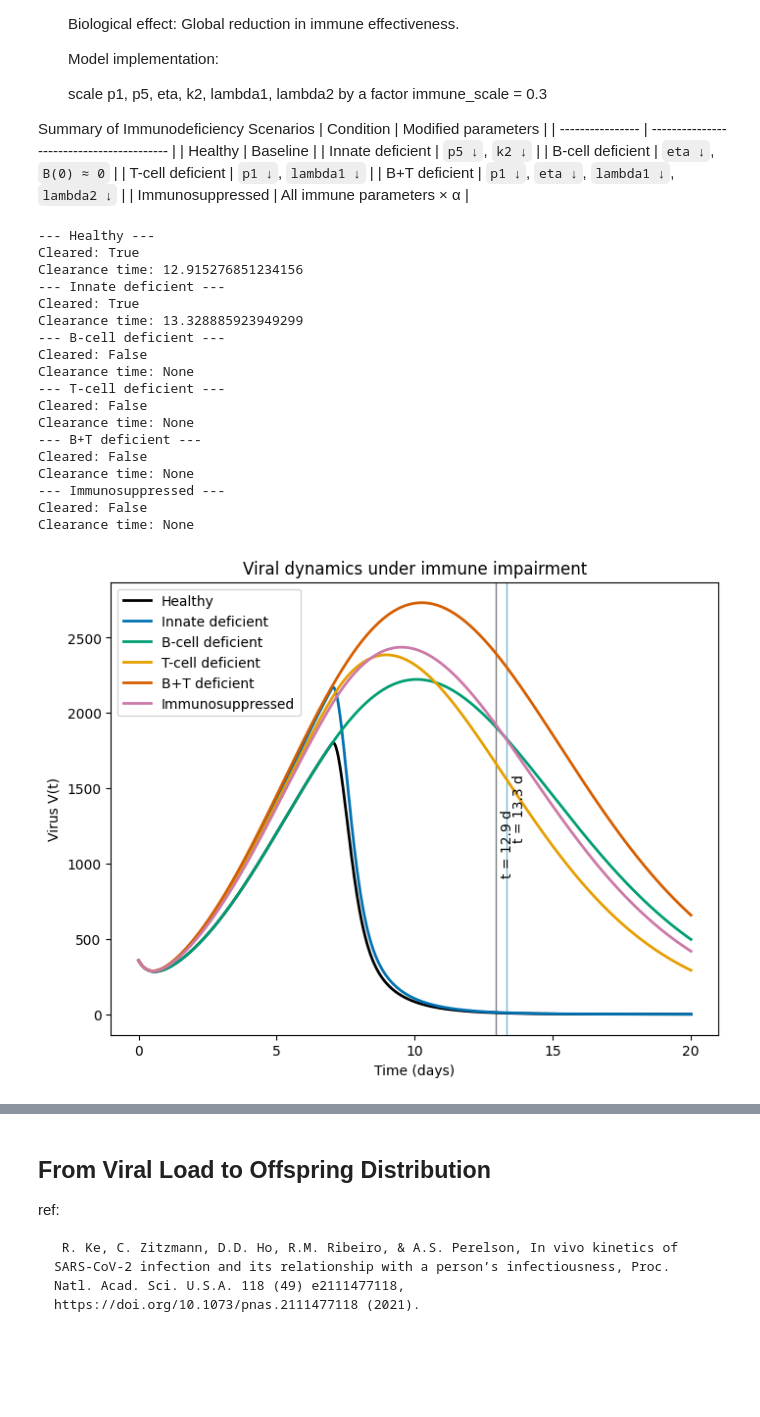
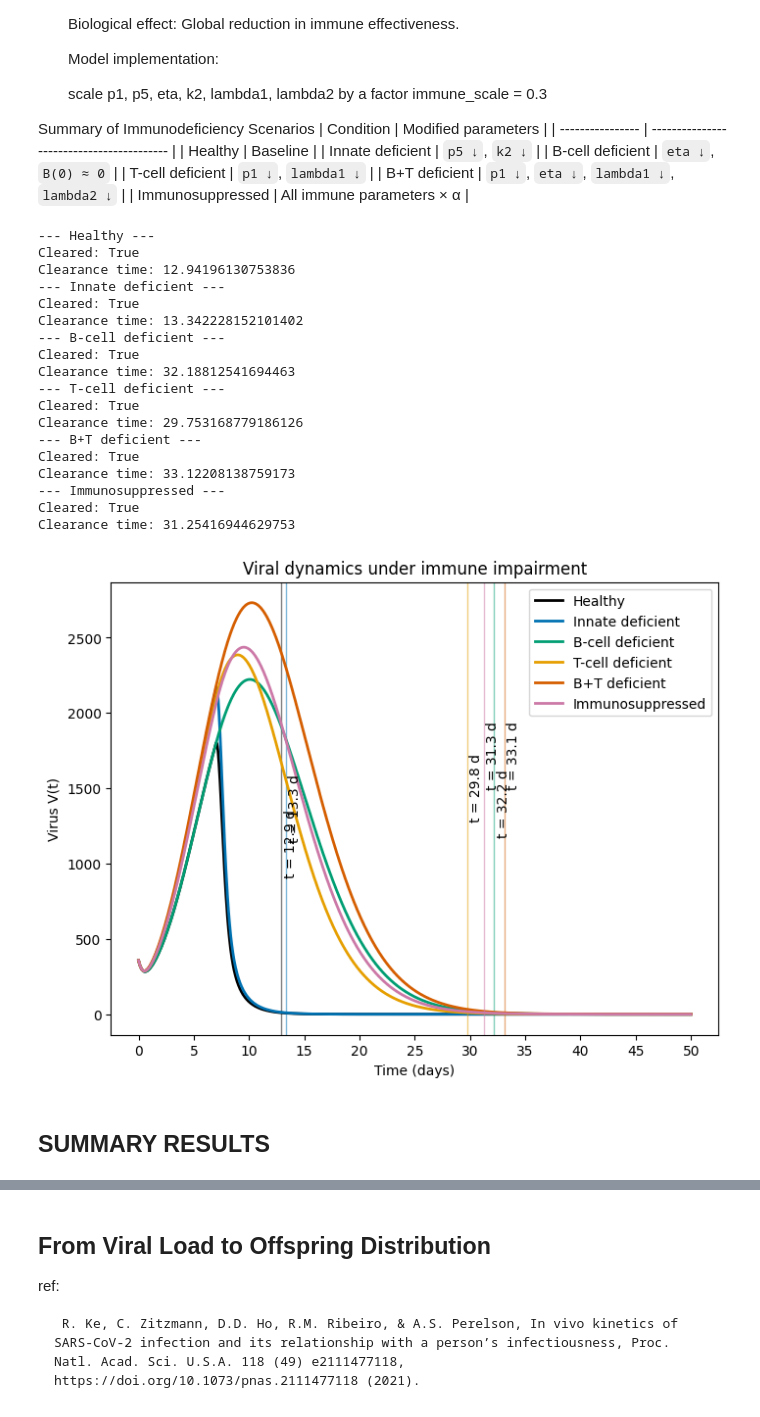
Before and after one commit to angelabortolato/PLDE, a Jupyter notebook: project.ipynb, the cells around one changed output, grey strips where cells are left out. Drawn from its saved outputs; the diff is of its cells as text; code cells hidden in the pictures; blank space fills up the shorter version.

```diff
--- a/project.ipynb
+++ b/project.ipynb
@@ -382,0 +423,3 @@ plt.show()
+# %%
+Rw=params_full[0]*params_full[1]*params_full[11]/(params_full[3]*params_full[4]*params_full[5])
+print(Rw)
@@ -382,0 +485,35 @@ plt.show()
+# %%
+Pi  = 4e3
+mu1 = 0.14
+mu2 = 0.65
+mu3 = 0.9
+k1  = 500.0
+y0 = [4e5, 3e-4, 357]
+Rw_vals = np.linspace(0.2, 2.5, 30)
+V_eq = []
+
+for Rw in Rw_vals:
+    beta = Rw * mu1 * mu2 * mu3 / (Pi * k1)
+
+    params = [Pi, beta, mu1, mu2, mu3, k1]
+
+    sol = solve_ivp(
+        target_cell_model,
+        (0, 500),              # very long integration
+        y0,
+        args=(params,),
+        t_eval=[500],          # only final value
+        rtol=1e-8,
+        atol=1e-10
+    )
+
+    V_eq.append(sol.y[2, -1])
+
+plt.figure(figsize=(7, 5))
+plt.plot(Rw_vals, V_eq, color="red", lw=2)
+plt.xlabel(r"$R_w$")
+plt.ylabel("Viral load at equilibrium")
+plt.title("Forward bifurcation diagram")
+plt.ylim(bottom=0)
+
+plt.show()
@@ -863,6 +999,9 @@ Summary of Immunodeficiency Scenarios
 | B+T deficient    | `p1 ↓`, `eta ↓`, `lambda1 ↓`, `lambda2 ↓` |
 | Immunosuppressed | All immune parameters × α                 |
 # %%
+t_span = (0, 50)
+t_eval = np.linspace(0, 50, 1500)
+
 params_healthy = params_full.copy()
 y0_healthy = y0_immune.copy()
 
@@ -967,42 +1106,44 @@ if t_clear_vaccine is not None:
     plt.axvline(
         t_clear_vaccine,
         color="grey",
         linestyle="-.",
         linewidth=1,
         alpha=0.5,
     )
     plt.text(
         t_clear_vaccine + 0.2,
         plt.ylim()[1] * 0.6,
         f"t = {t_clear_vaccine:.1f} d",
         rotation=90,
         va="center",
         fontsize=10
     )
 '''
-plt.xticks(np.arange(0, 21, 5))
+plt.xticks(np.arange(0, 51, 5))
 plt.xlabel("Time (days)")
 plt.ylabel("Virus V(t)")
 plt.legend()
 plt.title("Viral dynamics under immune impairment")
 plt.show()
 # %% [output]
 --- Healthy ---
 Cleared: True
-Clearance time: 12.915276851234156
+Clearance time: 12.94196130753836
 --- Innate deficient ---
 Cleared: True
-Clearance time: 13.328885923949299
+Clearance time: 13.342228152101402
 --- B-cell deficient ---
-Cleared: False
-Clearance time: None
+Cleared: True
+Clearance time: 32.18812541694463
 --- T-cell deficient ---
-Cleared: False
-Clearance time: None
+Cleared: True
+Clearance time: 29.753168779186126
 --- B+T deficient ---
-Cleared: False
-Clearance time: None
+Cleared: True
+Clearance time: 33.12208138759173
 --- Immunosuppressed ---
-Cleared: False
-Clearance time: None
+Cleared: True
+Clearance time: 31.25416944629753
-[figure, old version]
+[figure, new version]
+# %% [markdown]
+## SUMMARY RESULTS
```
Also changed, not shown: parts of 24 cells of this notebook, 1 other file.
